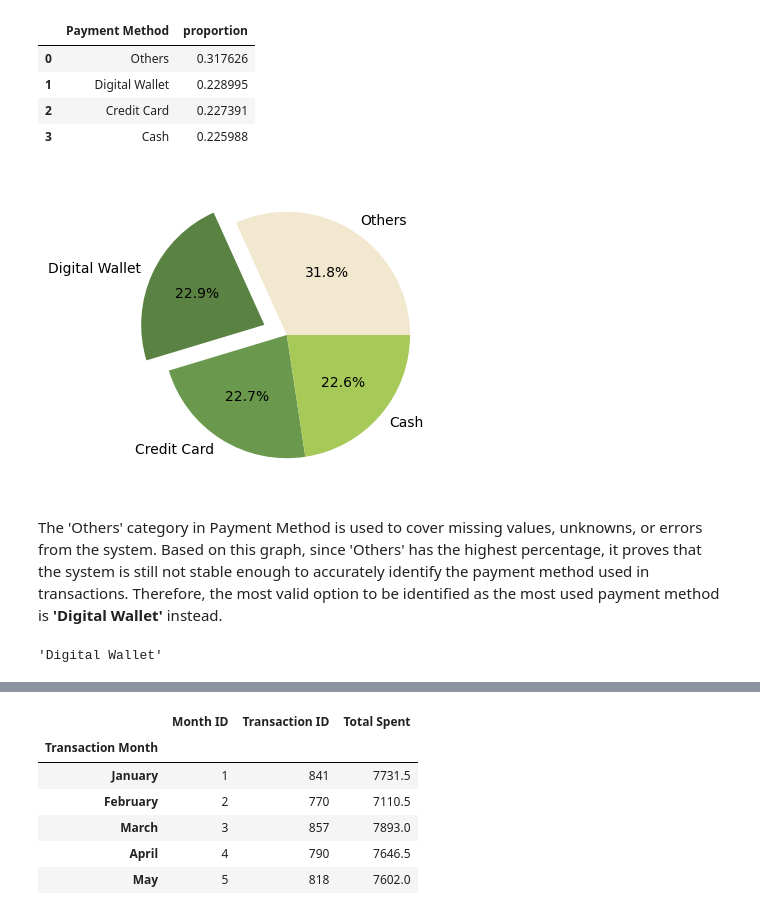
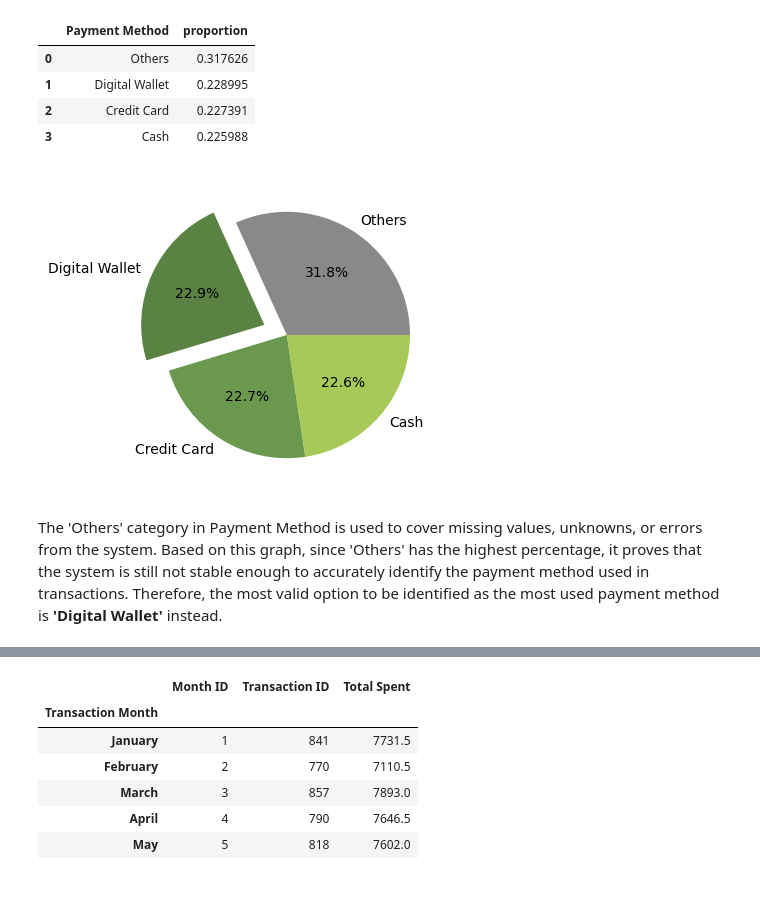
Before and after one commit to jeeenss/Data-Analysis-with-Python, a Jupyter notebook: Cafe_Sales/cafe_sales_analysis.ipynb, the cells around one changed output, grey strips where cells are left out. Saved outputs shown, nothing was run; the diff lists cells and outputs as text; code cells hidden in the pictures.

```diff
--- a/Cafe_Sales/cafe_sales_analysis.ipynb
+++ b/Cafe_Sales/cafe_sales_analysis.ipynb
@@ -1153,22 +1153,15 @@ most_used_paymentmethod
 | 3 | Cash | 0.225988 |
 # %%
 plt.figure(figsize=(8, 4))
-colors = sns.color_palette('blend:#219E37,#BCF1C5')
-# Create an array with the colors you want to use
-colors = ["#f2e8cf","#5A8243", "#6a994e","#a7c957"]
-# Set your custom color palette
+# Create an array with the colors
+colors = ["#898989","#5A8243", "#6a994e","#a7c957"]
+# Set custom color palette
 customPalette = sns.set_palette(sns.color_palette(colors))
 
 explode = [0.2 if x == most_used_paymentmethod.loc[most_used_paymentmethod['proportion'].idxmax()+1,'Payment Method'] else 0 for x in most_used_paymentmethod['Payment Method']]
 plt.pie(most_used_paymentmethod['proportion'], labels=most_used_paymentmethod['Payment Method'], autopct='%1.1f%%', colors=customPalette, explode=explode)
 plt.show()
 # %% [output]
-[figure, old version]
+[figure, new version]
 # %% [markdown]
 The 'Others' category in Payment Method is used to cover missing values, unknowns, or errors from the system. Based on this graph, since 'Others' has the highest percentage, it proves that the system is still not stable enough to accurately identify the payment method used in transactions. Therefore, the most valid option to be identified as the most used payment method is <b>'Digital Wallet'</b> instead.
-# %%
-
-x = most_used_paymentmethod['Payment Method'].max().index
-most_used_paymentmethod.loc[most_used_paymentmethod['proportion'].idxmax()+1,'Payment Method']
-# %% [output]
-'Digital Wallet'
```
Also changed, not shown: parts of 6 cells of this notebook.
